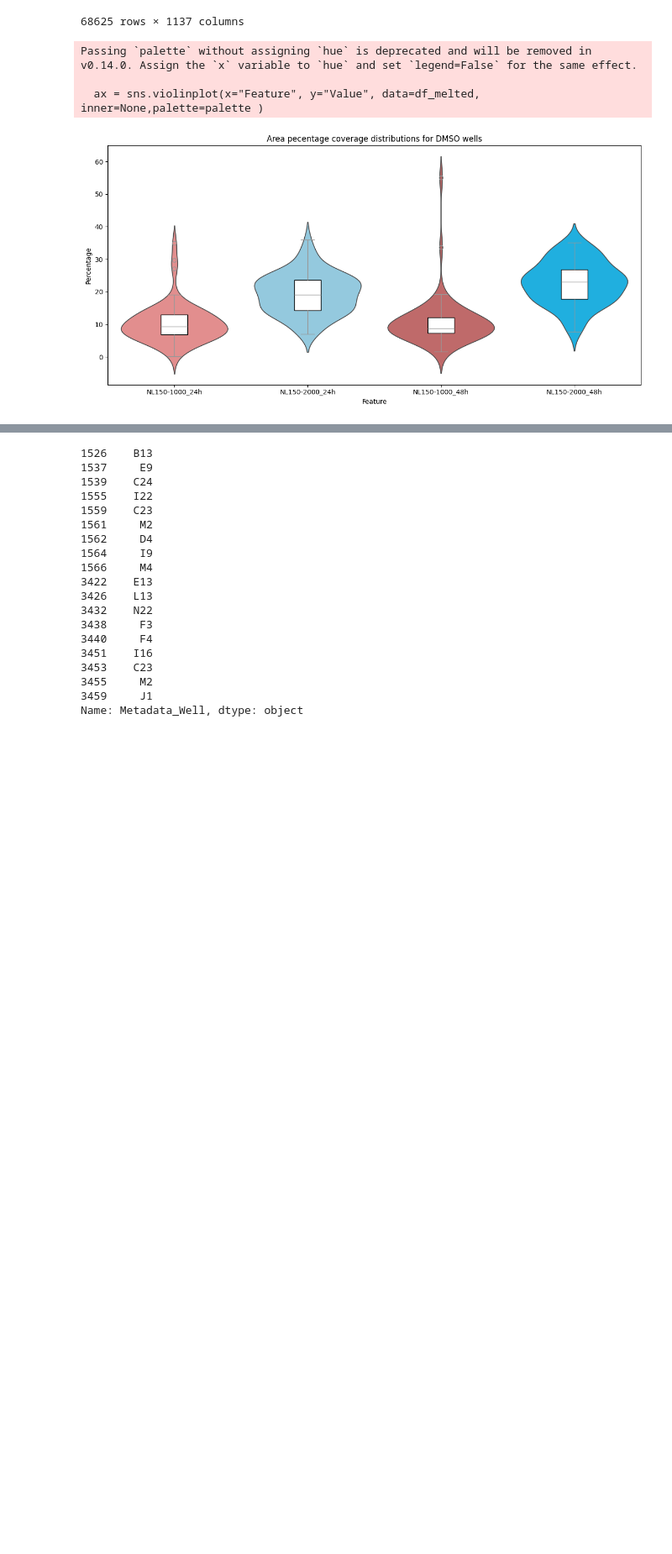
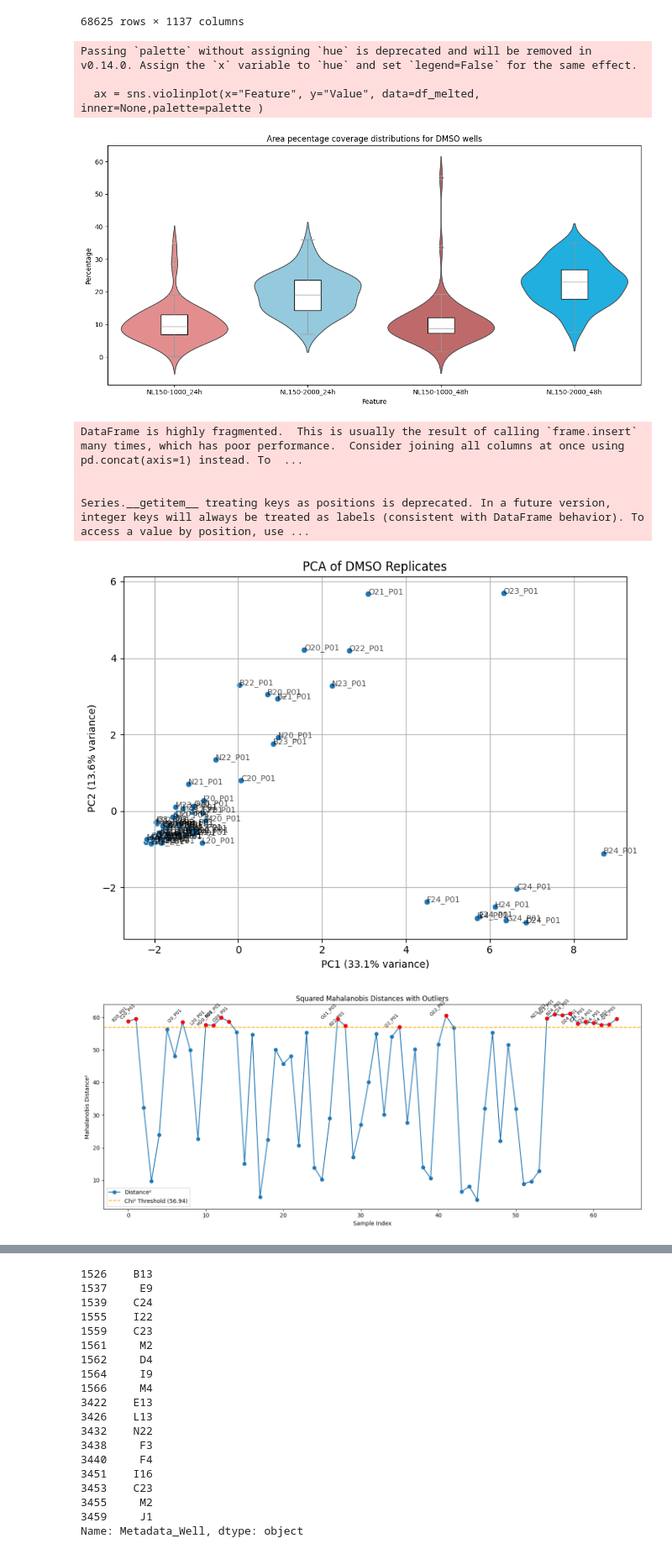
Before and after one commit to Saguaro-Biosciences/image-processing-suite, a Jupyter notebook: Image_QC3_notebook.ipynb, the cells around one changed output, grey strips where cells are left out. Shown at 84% size. Drawn from its saved outputs; the diff is of its cells as text; code cells hidden in the pictures; blank space fills up the shorter version.

```diff
--- a/Image_QC3_notebook.ipynb
+++ b/Image_QC3_notebook.ipynb
@@ -32,0 +53,3 @@ def read_csv_from_s3(bucket_name, key):
+# %%
+df=read_csv_from_s3('cellprofiler-resuts','workspacePfizer-Exp2_3/HIPS_CL_exp3_perT_CP_features_selected_allTimes_dSig.csv')
+df.shape
@@ -169,32 +194,39 @@ def plot_mahalanobis_distances(distances, is_outlier, threshold, index_labels):
     plt.figure(figsize=(14, 6))
     plt.title("Squared Mahalanobis Distances with Outliers")
 
     # Plot all distances
     plt.plot(distances, marker='o', linestyle='-', label='Distance²')
 
     # Highlight and label outliers
     for i, (dist, is_out, label) in enumerate(zip(distances, is_outlier, index_labels)):
         if is_out:
             plt.scatter(i, dist, color='red', zorder=5)
             plt.text(i, dist, str(label), color='black', fontsize=8, ha='right', rotation=45)
 
     # Threshold line
     plt.axhline(y=threshold, color='orange', linestyle='--', label=f'Chi² Threshold ({threshold:.2f})')
 
     plt.xlabel("Sample Index")
     plt.ylabel("Mahalanobis Distance²")
     plt.legend()
     plt.tight_layout()
     plt.show()
 
 
 
-exp1=pd.read_csv('/Users/dcamacho/Downloads/CQDM_CTL_Plates_CP_features_selected_allTimes_dSig_QC.csv')
+exp1=pd.read_csv('/Users/dcamacho/Downloads/CQDM_Photo_72_P01_QC_w_CP_features_selected_allTimes_dSig.csv')
 exp1["Well_Plate"]= exp1.Metadata_Well + '_'+exp1.Metadata_Plate.astype(str)
 well_bl={}
 for time in exp1.Metadata_Timepoint.unique():
     dmso_features=exp1[(exp1.Metadata_Compound=='DMSO')& (exp1.Metadata_Timepoint==time)]
     X=dmso_features.set_index('Well_Plate').select_dtypes(include=np.number)
-    metrics, distances, is_outlier = calculate_mdc(X, alpha=0.05,use_pca=True, n_components=.90)
+    metrics, distances, is_outlier = calculate_mdc(X, alpha=0.05,use_pca=True, n_components=.95)
     plot_mahalanobis_distances(distances, is_outlier, metrics['chi2_threshold'], X.index)
     well_bl[time]=dmso_features.Well_Plate[is_outlier]
+# %% [output]
+DataFrame is highly fragmented.  This is usually the result of calling `frame.insert` many times, which has poor performance.  Consider joining all columns at once using pd.concat(axis=1) instead. To  ...
+
+
+Series.__getitem__ treating keys as positions is deprecated. In a future version, integer keys will always be treated as labels (consistent with DataFrame behavior). To access a value by position, use ...
+[figure, added]
+[figure, added]
```
Also changed, not shown: parts of 11 cells of this notebook.
